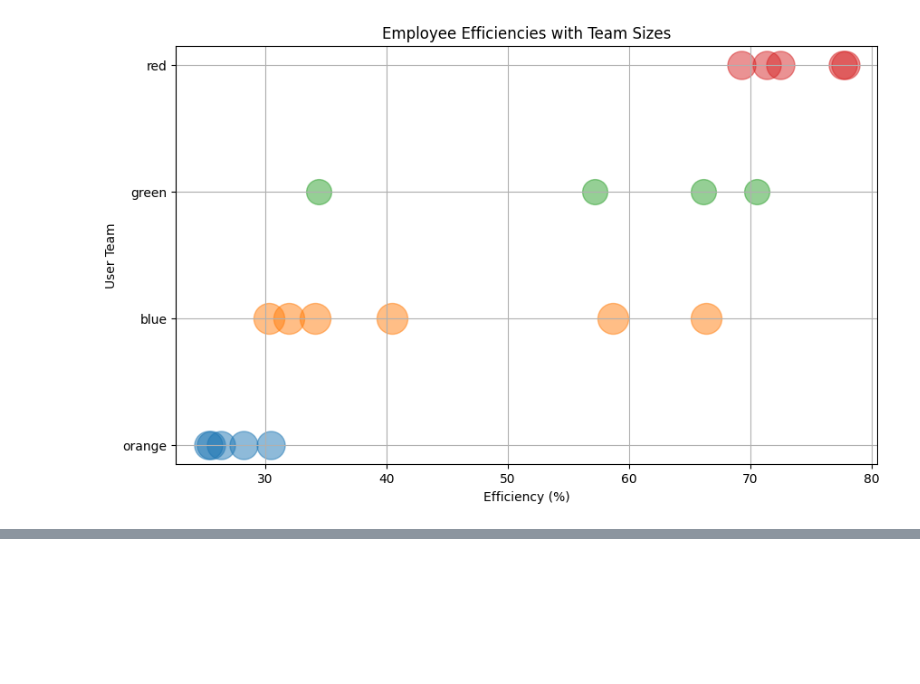
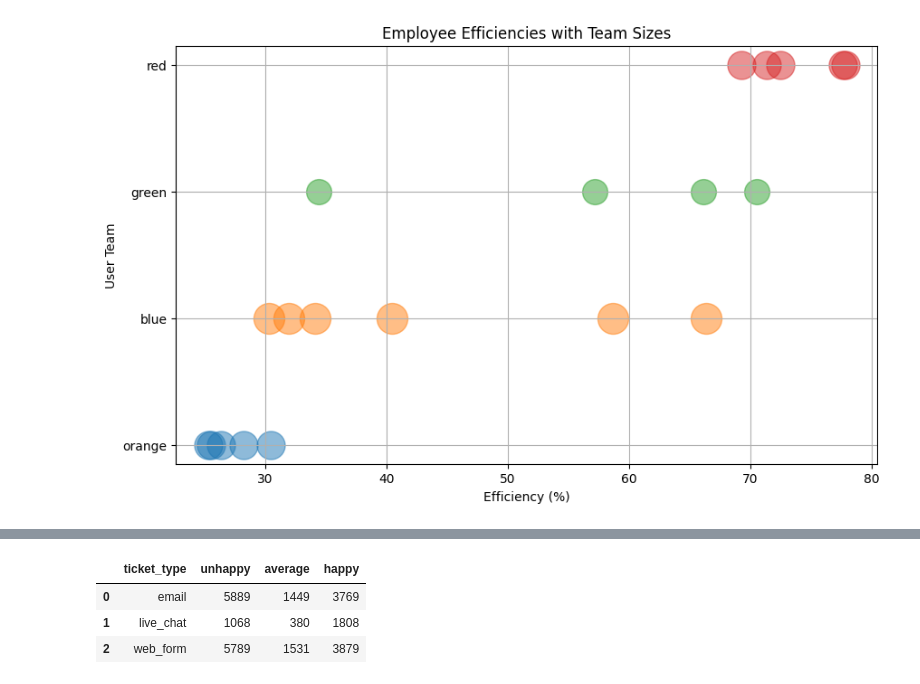
Before and after one commit to hiimani28/DVproject1, a Jupyter notebook: eda.ipynb, the cells around one changed output, grey strips where cells are left out. Drawn from its saved outputs; the diff is of its cells as text; code cells hidden in the pictures; blank space fills up the shorter version.

```diff
--- a/eda.ipynb
+++ b/eda.ipynb
@@ -590,0 +599,17 @@ df_customer_satisfaction
+# %%
+dict_customer_satisfaction = []
+
+for i in range(0, len(df_customer_satisfaction), 5):
+    if(df_customer_satisfaction.iloc[i, 0] == 'email'):
+        dict_customer_satisfaction.append(dict(ticket_type='email', unhappy=df_customer_satisfaction.iloc[i, 2]+df_customer_satisfaction.iloc[i+1, 2], average=df_customer_satisfaction.iloc[i+2, 2], happy=df_customer_satisfaction.iloc[i+3, 2]+df_customer_satisfaction.iloc[i+4, 2]))
+    if(df_customer_satisfaction.iloc[i, 0] == 'live_chat'):
+        dict_customer_satisfaction.append(dict(ticket_type='live_chat', unhappy=df_customer_satisfaction.iloc[i, 2]+df_customer_satisfaction.iloc[i+1, 2], average=df_customer_satisfaction.iloc[i+2, 2], happy=df_customer_satisfaction.iloc[i+3, 2]+df_customer_satisfaction.iloc[i+4, 2]))
+    if(df_customer_satisfaction.iloc[i, 0] == 'web_form'):
+        dict_customer_satisfaction.append(dict(ticket_type='web_form', unhappy=df_customer_satisfaction.iloc[i, 2]+df_customer_satisfaction.iloc[i+1, 2], average=df_customer_satisfaction.iloc[i+2, 2], happy=df_customer_satisfaction.iloc[i+3, 2]+df_customer_satisfaction.iloc[i+4, 2]))
+customer_happiness = pd.DataFrame(dict_customer_satisfaction)
+customer_happiness
+# %% [output]
+|  | ticket_type | unhappy | average | happy |
+| 0 | email | 5889 | 1449 | 3769 |
+| 1 | live_chat | 1068 | 380 | 1808 |
+| 2 | web_form | 5789 | 1531 | 3879 |
```
Also changed, not shown: parts of 9 cells of this notebook.
